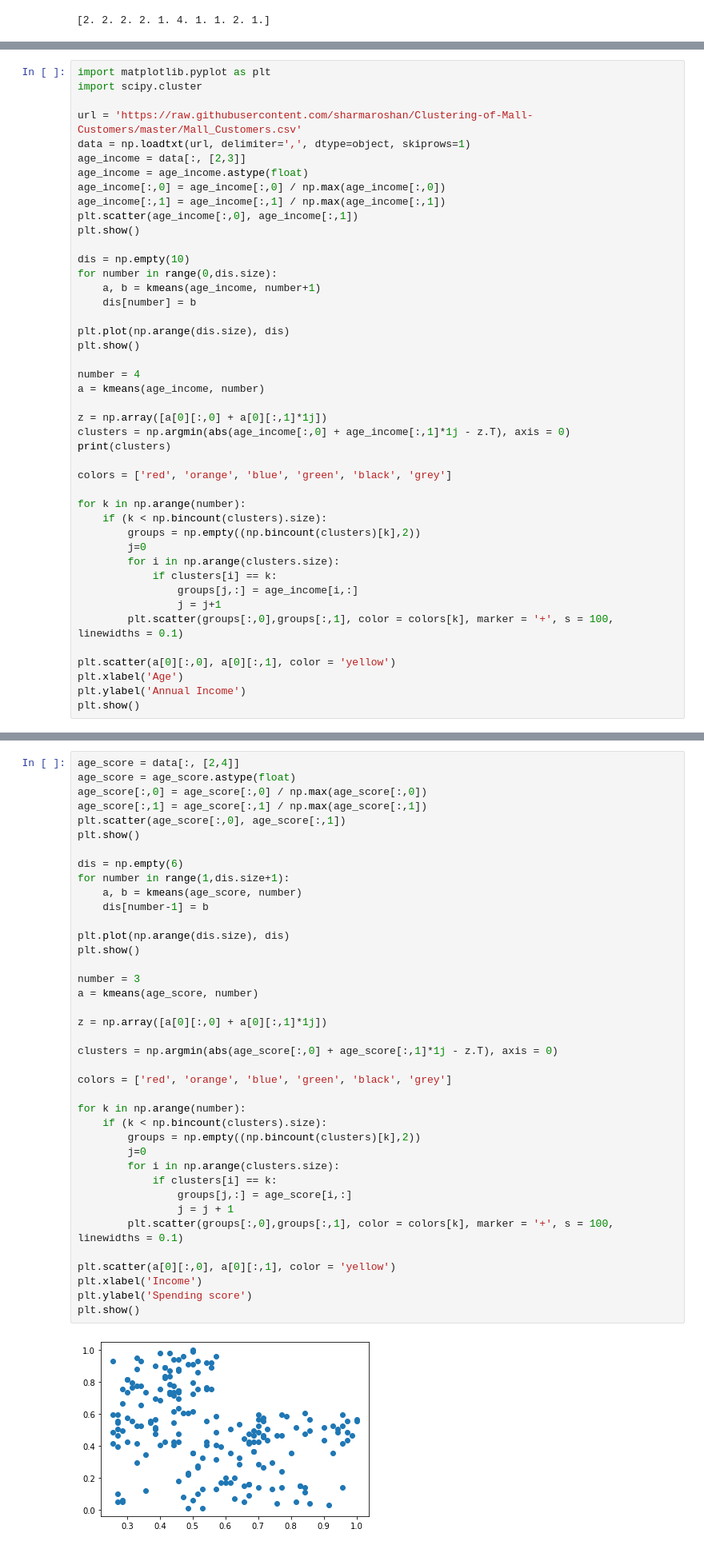
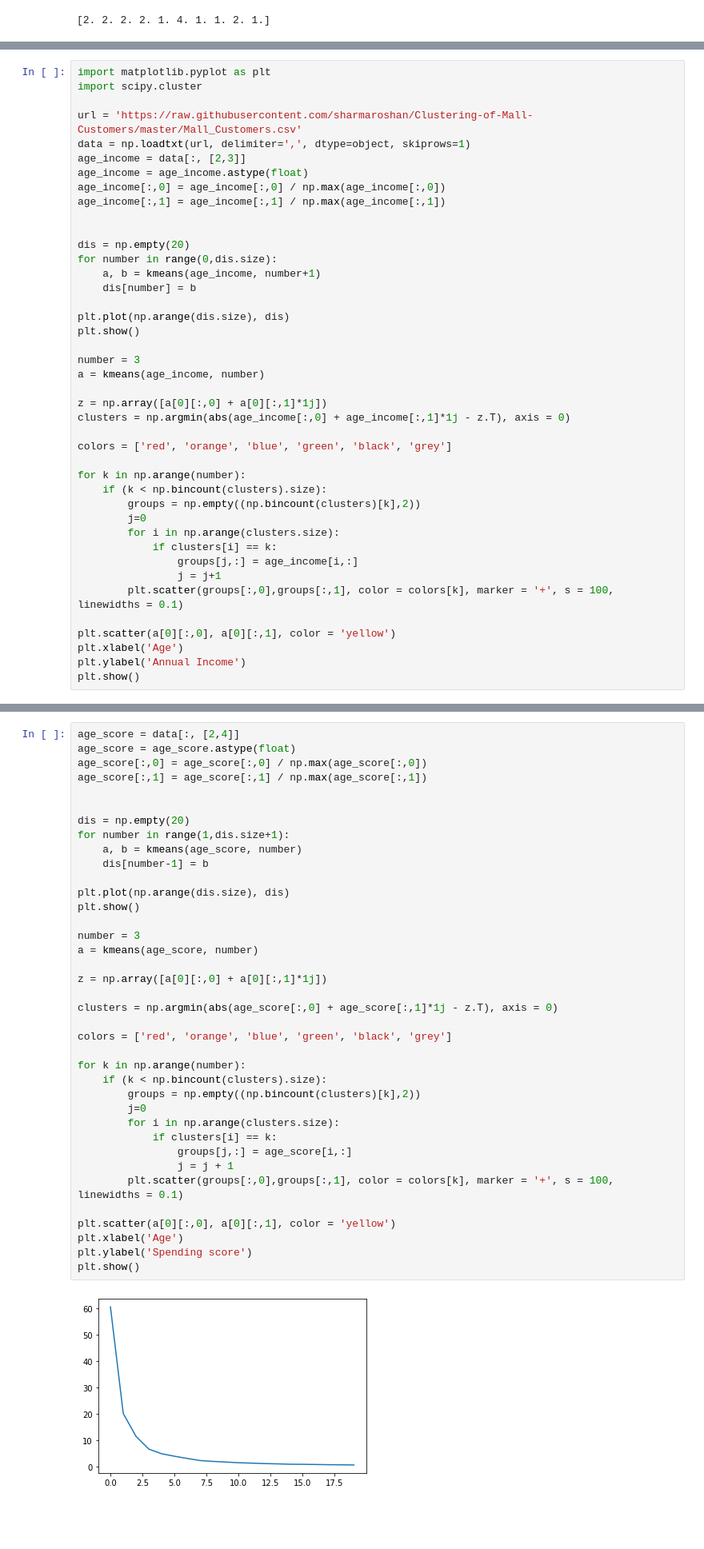
Before and after one commit to simonenkoVS/hometask, a Jupyter notebook: hometask2.ipynb, the cells around one changed output, grey strips where cells are left out. Shown: that part at 80% size. Cells and saved outputs as stored; diff of their text form; blank space fills up the shorter version.

```diff
--- a/hometask2.ipynb
+++ b/hometask2.ipynb
@@ -101,10 +101,9 @@ age_income = data[:, [2,3]]
 age_income = age_income.astype(float)
 age_income[:,0] = age_income[:,0] / np.max(age_income[:,0])
 age_income[:,1] = age_income[:,1] / np.max(age_income[:,1])
-plt.scatter(age_income[:,0], age_income[:,1])
-plt.show()
 
-dis = np.empty(10)
+
+dis = np.empty(20)
 for number in range(0,dis.size):
     a, b = kmeans(age_income, number+1)
     dis[number] = b
@@ -112,12 +111,11 @@ for number in range(0,dis.size):
 plt.plot(np.arange(dis.size), dis)
 plt.show()
 
-number = 4
+number = 3
 a = kmeans(age_income, number)
 
 z = np.array([a[0][:,0] + a[0][:,1]*1j])
 clusters = np.argmin(abs(age_income[:,0] + age_income[:,1]*1j - z.T), axis = 0)
-print(clusters)
 
 colors = ['red', 'orange', 'blue', 'green', 'black', 'grey']
 
@@ -152,39 +143,38 @@ age_score = data[:, [2,4]]
 age_score = age_score.astype(float)
 age_score[:,0] = age_score[:,0] / np.max(age_score[:,0])
 age_score[:,1] = age_score[:,1] / np.max(age_score[:,1])
-plt.scatter(age_score[:,0], age_score[:,1])
-plt.show()
 
-dis = np.empty(6)
+
+dis = np.empty(20)
 for number in range(1,dis.size+1):
     a, b = kmeans(age_score, number)
     dis[number-1] = b
 
 plt.plot(np.arange(dis.size), dis)
 plt.show()
 
 number = 3
 a = kmeans(age_score, number)
 
 z = np.array([a[0][:,0] + a[0][:,1]*1j])
 
 clusters = np.argmin(abs(age_score[:,0] + age_score[:,1]*1j - z.T), axis = 0)
 
 colors = ['red', 'orange', 'blue', 'green', 'black', 'grey']
 
 for k in np.arange(number):
     if (k < np.bincount(clusters).size):
         groups = np.empty((np.bincount(clusters)[k],2))
         j=0
         for i in np.arange(clusters.size):
             if clusters[i] == k:
                 groups[j,:] = age_score[i,:]
                 j = j + 1
         plt.scatter(groups[:,0],groups[:,1], color = colors[k], marker = '+', s = 100, linewidths = 0.1)
 
 plt.scatter(a[0][:,0], a[0][:,1], color = 'yellow')
-plt.xlabel('Income')
+plt.xlabel('Age')
 plt.ylabel('Spending score')
 plt.show()
 # %% [output]
-[figure, old version]
+[figure, new version]
```
Also changed, not shown: parts of 7 cells of this notebook.
